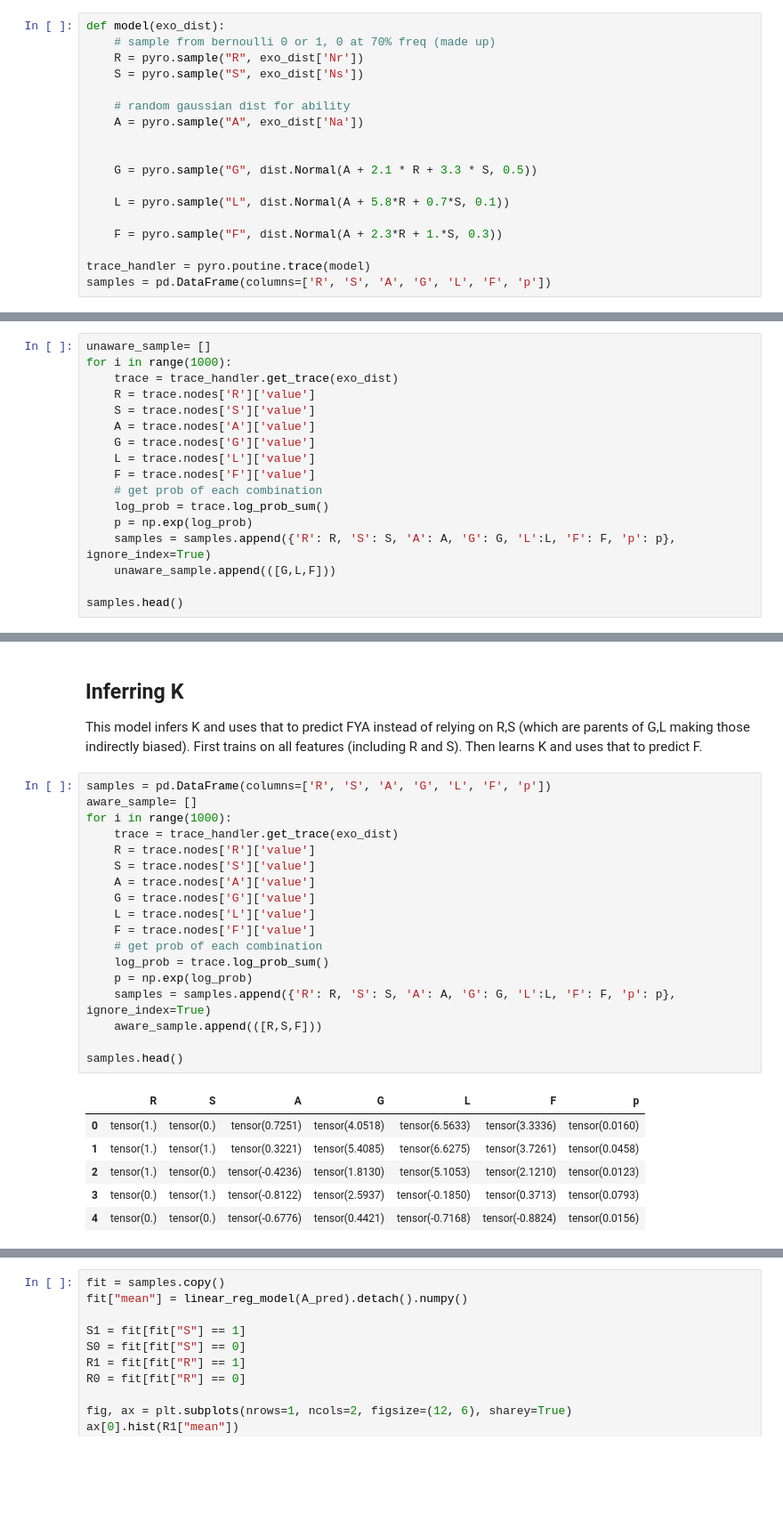
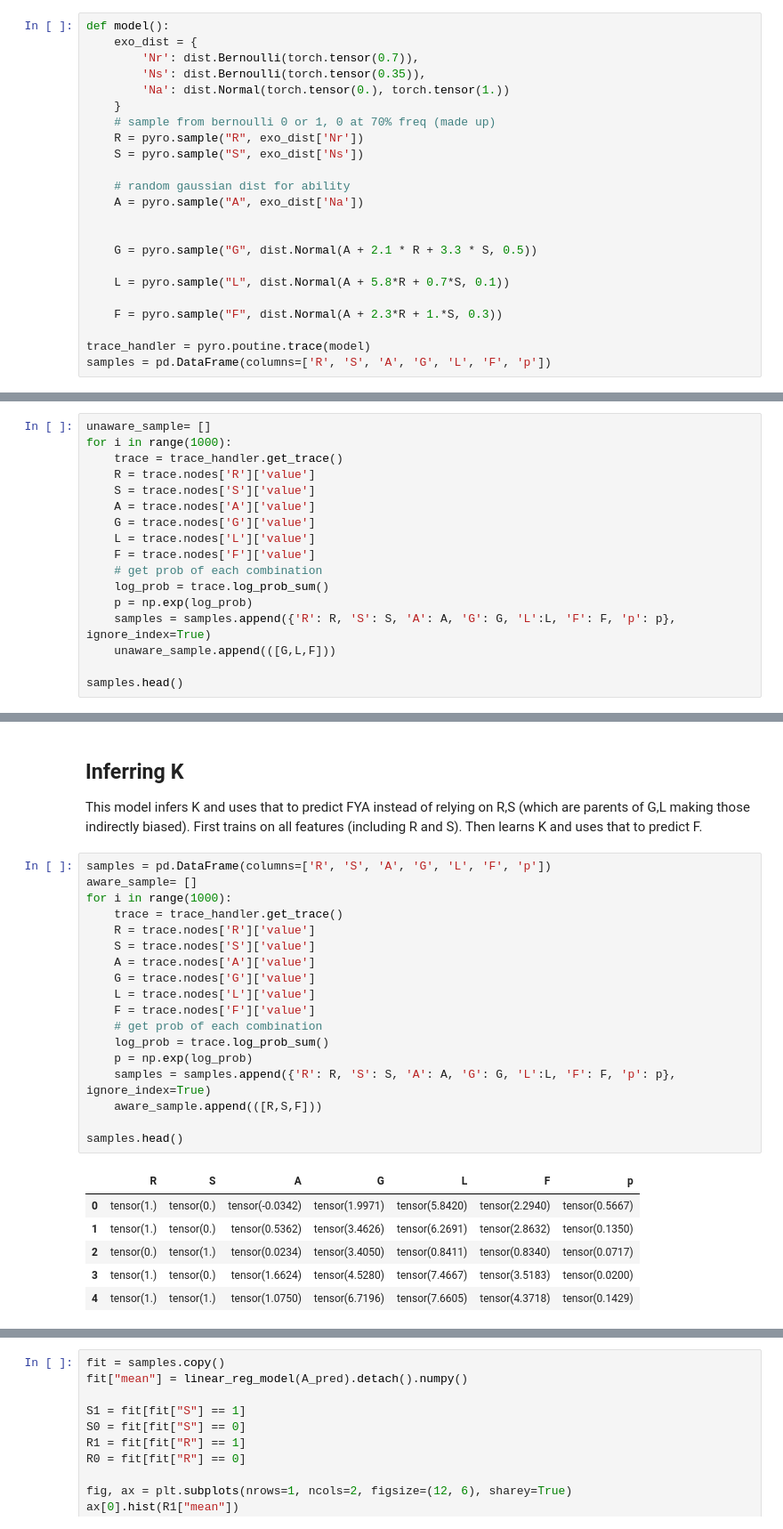
Before and after one commit to Kaaii/CS7290_Fairness_Eval_Project, a Jupyter notebook: Ollie_Project_Unaware.ipynb, the cells around one changed output, grey strips where cells are left out. Shown at 89% size. Drawn from its saved outputs; the diff is of its cells as text; blank space fills up the shorter version.

```diff
--- a/Ollie_Project_Unaware.ipynb
+++ b/Ollie_Project_Unaware.ipynb
@@ -18,7 +18,12 @@ exo_dist = {
     'Na': dist.Normal(torch.tensor(0.), torch.tensor(1.))
 }
 # %%
-def model(exo_dist):
+def model():
+    exo_dist = {
+        'Nr': dist.Bernoulli(torch.tensor(0.7)),
+        'Ns': dist.Bernoulli(torch.tensor(0.35)),
+        'Na': dist.Normal(torch.tensor(0.), torch.tensor(1.))
+    }
     # sample from bernoulli 0 or 1, 0 at 70% freq (made up)
     R = pyro.sample("R", exo_dist['Nr'])
     S = pyro.sample("S", exo_dist['Ns'])
@@ -42,7 +47,7 @@ This model uses only G and L to predict FYA. It is indirectly biased because R/S
 # %%
 unaware_sample= []
 for i in range(1000):
-    trace = trace_handler.get_trace(exo_dist)
+    trace = trace_handler.get_trace()
     R = trace.nodes['R']['value']
     S = trace.nodes['S']['value']
     A = trace.nodes['A']['value']
@@ -262,25 +267,25 @@ This model infers K and uses that to predict FYA instead of relying on R,S (whic
 # %%
 samples = pd.DataFrame(columns=['R', 'S', 'A', 'G', 'L', 'F', 'p'])
 aware_sample= []
 for i in range(1000):
-    trace = trace_handler.get_trace(exo_dist)
+    trace = trace_handler.get_trace()
     R = trace.nodes['R']['value']
     S = trace.nodes['S']['value']
     A = trace.nodes['A']['value']
     G = trace.nodes['G']['value']
     L = trace.nodes['L']['value']
     F = trace.nodes['F']['value']
     # get prob of each combination
     log_prob = trace.log_prob_sum()
     p = np.exp(log_prob)
     samples = samples.append({'R': R, 'S': S, 'A': A, 'G': G, 'L':L, 'F': F, 'p': p}, ignore_index=True)
     aware_sample.append(([R,S,F]))
 
 samples.head()
 # %% [output]
 |  | R | S | A | G | L | F | p |
-| 0 | tensor(1.) | tensor(0.) | tensor(0.7251) | tensor(4.0518) | tensor(6.5633) | tensor(3.3336) | tensor(0.0160) |
-| 1 | tensor(1.) | tensor(1.) | tensor(0.3221) | tensor(5.4085) | tensor(6.6275) | tensor(3.7261) | tensor(0.0458) |
-| 2 | tensor(1.) | tensor(0.) | tensor(-0.4236) | tensor(1.8130) | tensor(5.1053) | tensor(2.1210) | tensor(0.0123) |
-| 3 | tensor(0.) | tensor(1.) | tensor(-0.8122) | tensor(2.5937) | tensor(-0.1850) | tensor(0.3713) | tensor(0.0793) |
-| 4 | tensor(0.) | tensor(0.) | tensor(-0.6776) | tensor(0.4421) | tensor(-0.7168) | tensor(-0.8824) | tensor(0.0156) |
+| 0 | tensor(1.) | tensor(0.) | tensor(-0.0342) | tensor(1.9971) | tensor(5.8420) | tensor(2.2940) | tensor(0.5667) |
+| 1 | tensor(1.) | tensor(0.) | tensor(0.5362) | tensor(3.4626) | tensor(6.2691) | tensor(2.8632) | tensor(0.1350) |
+| 2 | tensor(0.) | tensor(1.) | tensor(0.0234) | tensor(3.4050) | tensor(0.8411) | tensor(0.8340) | tensor(0.0717) |
+| 3 | tensor(1.) | tensor(0.) | tensor(1.6624) | tensor(4.5280) | tensor(7.4667) | tensor(3.5183) | tensor(0.0200) |
+| 4 | tensor(1.) | tensor(1.) | tensor(1.0750) | tensor(6.7196) | tensor(7.6605) | tensor(4.3718) | tensor(0.1429) |
```
Also changed, not shown: parts of 12 cells of this notebook.
